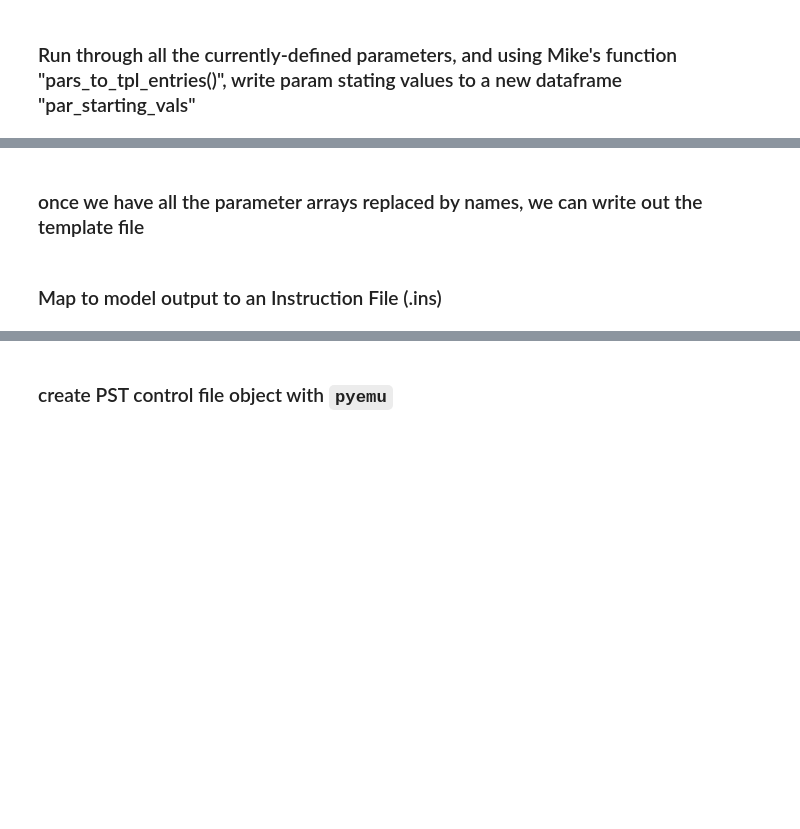
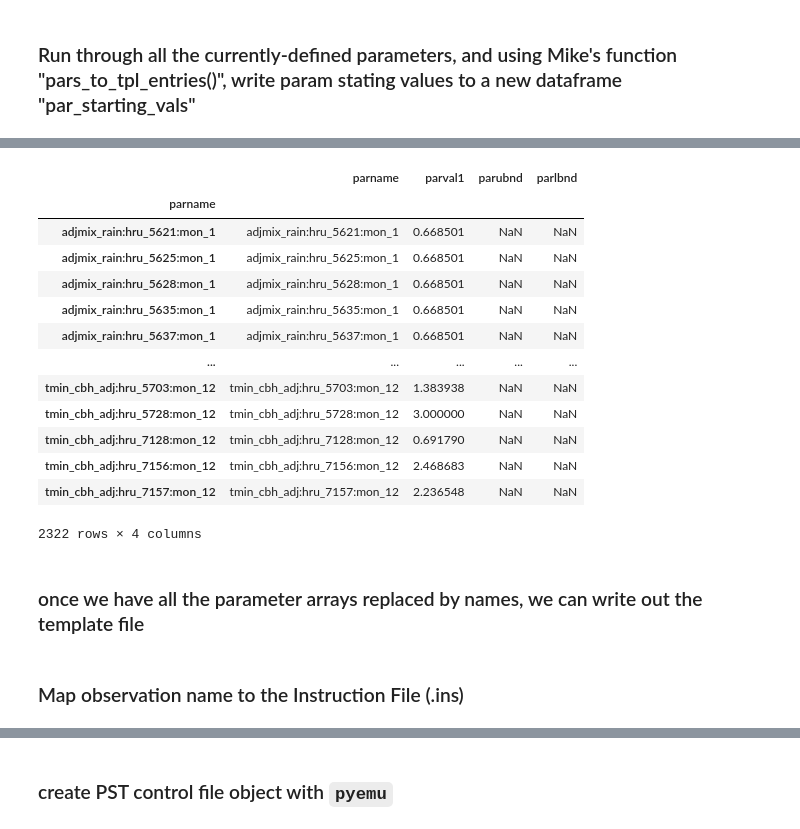
Before and after one commit to ahaj/nhm_pestpp_20240510, a Jupyter notebook: notebooks/set_up_PEST++.ipynb, the cells around one changed output, grey strips where cells are left out. Cells and saved outputs as stored; diff of their text form; code cells hidden in the pictures; blank space fills up the shorter version.

```diff
--- a/notebooks/set_up_PEST++.ipynb
+++ b/notebooks/set_up_PEST++.ipynb
@@ -59,7 +88,7 @@ segs
 ### Run through all the currently-defined parameters, and using Mike's function "pars_to_tpl_entries()", write param stating values to a new dataframe "par_starting_vals"
 # %%
 # Create empty dataframe with columns parname (pestpp param name) and parval1 (pestpp starting value)
-par_starting_vals = pd.DataFrame(columns=['parname','parval1'])
+par_starting_vals = pd.DataFrame(columns=['parname','parval1', 'parubnd','parlbnd'])
 # %%
 #par_starting_vals
 # %%
@@ -120,2 +165,18 @@ par_starting_vals = pars_to_tpl_entries(pars, 'tmin_cbh_adj', hrus, segs, par_st
 # %%
+par_starting_vals.set_index('parname', inplace =True, drop = False)
 par_starting_vals
+# %% [output]
+|  | parname | parval1 | parubnd | parlbnd |
+| parname |  |  |  |  |
+| adjmix_rain:hru_5621:mon_1 | adjmix_rain:hru_5621:mon_1 | 0.668501 | NaN | NaN |
+| adjmix_rain:hru_5625:mon_1 | adjmix_rain:hru_5625:mon_1 | 0.668501 | NaN | NaN |
+| adjmix_rain:hru_5628:mon_1 | adjmix_rain:hru_5628:mon_1 | 0.668501 | NaN | NaN |
+| adjmix_rain:hru_5635:mon_1 | adjmix_rain:hru_5635:mon_1 | 0.668501 | NaN | NaN |
+| adjmix_rain:hru_5637:mon_1 | adjmix_rain:hru_5637:mon_1 | 0.668501 | NaN | NaN |
+| ... | ... | ... | ... | ... |
+| tmin_cbh_adj:hru_5703:mon_12 | tmin_cbh_adj:hru_5703:mon_12 | 1.383938 | NaN | NaN |
+| tmin_cbh_adj:hru_5728:mon_12 | tmin_cbh_adj:hru_5728:mon_12 | 3.000000 | NaN | NaN |
+| tmin_cbh_adj:hru_7128:mon_12 | tmin_cbh_adj:hru_7128:mon_12 | 0.691790 | NaN | NaN |
+| tmin_cbh_adj:hru_7156:mon_12 | tmin_cbh_adj:hru_7156:mon_12 | 2.468683 | NaN | NaN |
+| tmin_cbh_adj:hru_7157:mon_12 | tmin_cbh_adj:hru_7157:mon_12 | 2.236548 | NaN | NaN |
+2322 rows × 4 columns
@@ -125,6 +188,6 @@ par_starting_vals
 write_to_json_tpl(pars, wkdir / 'parameters.json.tpl')
 par_starting_vals.to_csv(wkdir / 'starting_par_vals.dat', index=None, sep=' ')
 # %% [markdown]
-### Map to model output to an Instruction File (.ins)
+### Map observation name to the Instruction File (.ins)
 # %%
 obsvals = pd.read_csv(wkdir / 'allobs.dat', delim_whitespace= True)
```
Also changed, not shown: parts of 40 cells of this notebook, 9 other files.
